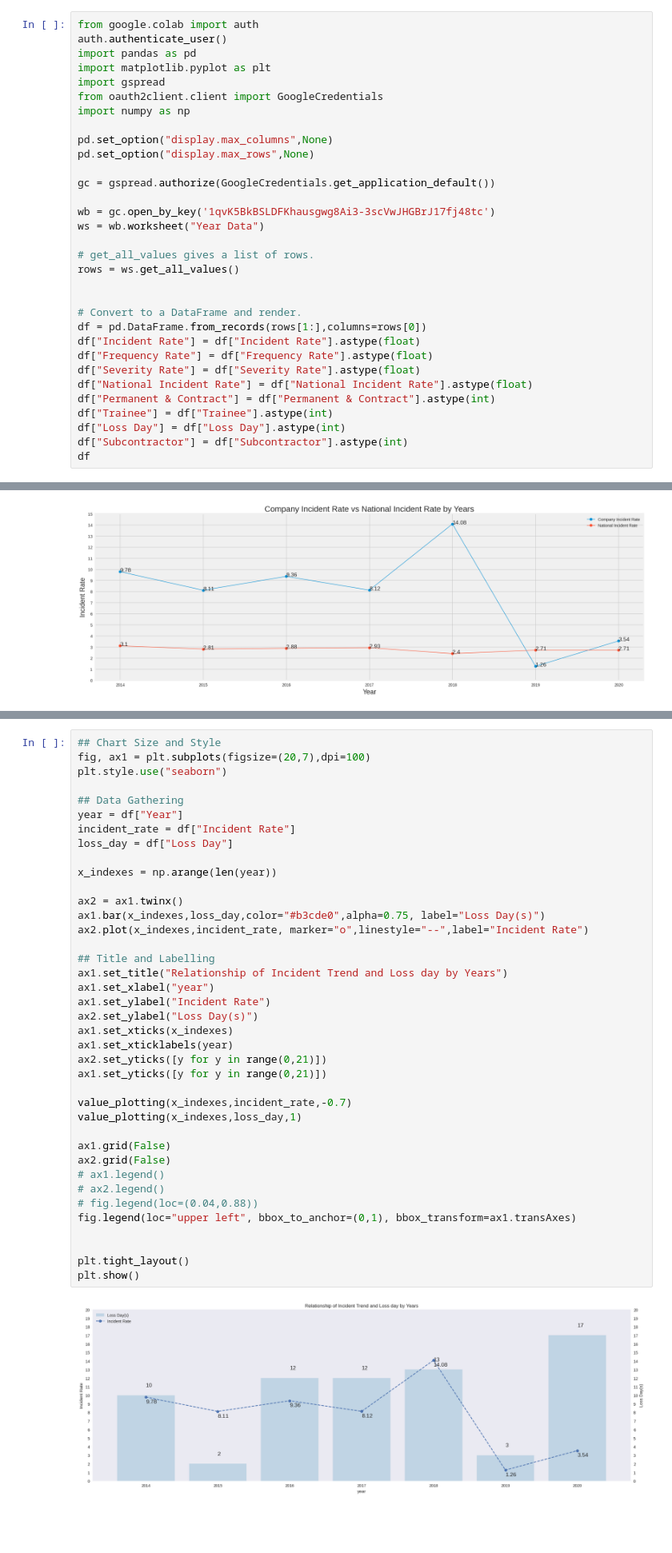
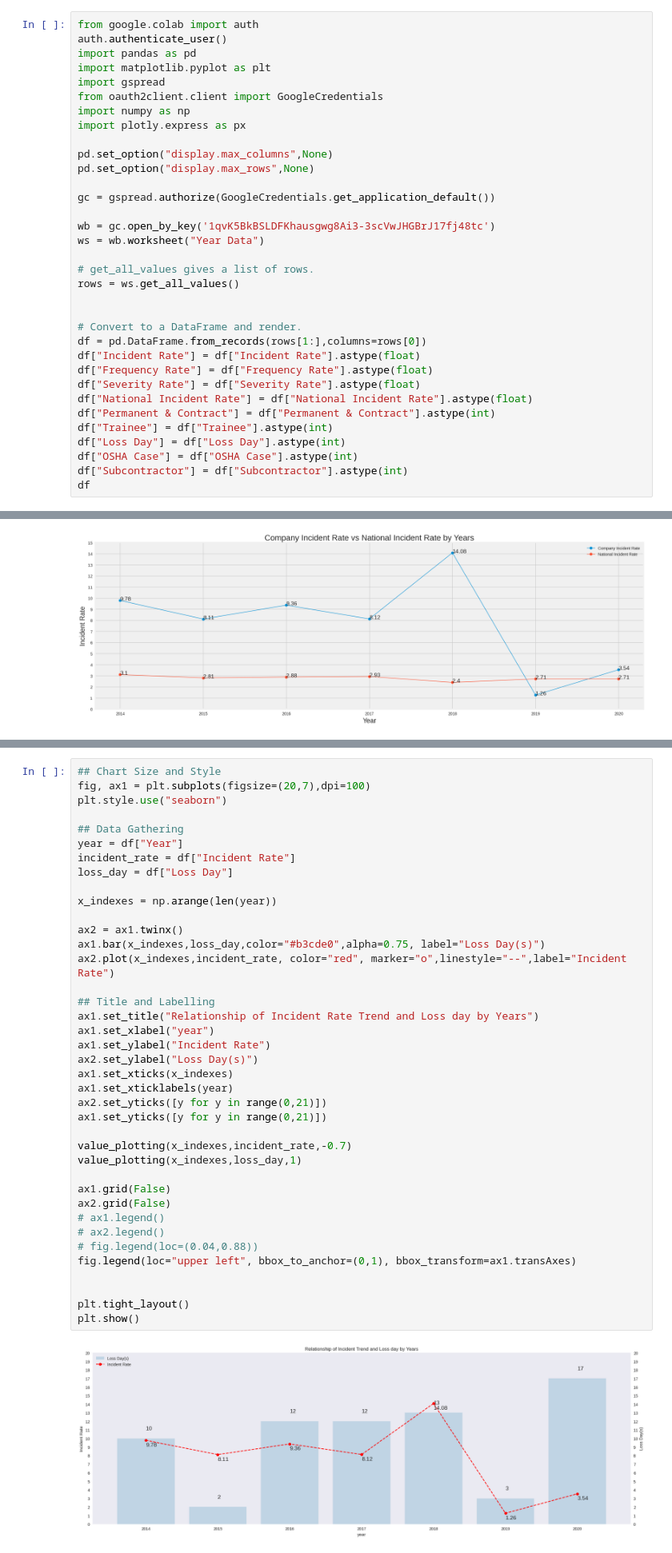
Before and after one commit to justaplan/EHS_yearly, a Jupyter notebook: EHS_Analysis_Yearly.ipynb, the cells around one changed output, grey strips where cells are left out. Shown at 80% size. Drawn from its saved outputs; the diff is of its cells as text; blank space fills up the shorter version.

```diff
--- a/EHS_Analysis_Yearly.ipynb
+++ b/EHS_Analysis_Yearly.ipynb
@@ -8,6 +13,7 @@ import matplotlib.pyplot as plt
 import gspread
 from oauth2client.client import GoogleCredentials
 import numpy as np
+import plotly.express as px
 
 pd.set_option("display.max_columns",None)
 pd.set_option("display.max_rows",None)
@@ -30,6 +36,7 @@ df["National Incident Rate"] = df["National Incident Rate"].astype(float)
 df["Permanent & Contract"] = df["Permanent & Contract"].astype(int)
 df["Trainee"] = df["Trainee"].astype(int)
 df["Loss Day"] = df["Loss Day"].astype(int)
+df["OSHA Case"] = df["OSHA Case"].astype(int)
 df["Subcontractor"] = df["Subcontractor"].astype(int)
 df
 # %% [output]
@@ -203,33 +212,33 @@ incident_rate = df["Incident Rate"]
 loss_day = df["Loss Day"]
 
 x_indexes = np.arange(len(year))
 
 ax2 = ax1.twinx()
 ax1.bar(x_indexes,loss_day,color="#b3cde0",alpha=0.75, label="Loss Day(s)")
-ax2.plot(x_indexes,incident_rate, marker="o",linestyle="--",label="Incident Rate")
+ax2.plot(x_indexes,incident_rate, color="red", marker="o",linestyle="--",label="Incident Rate")
 
 ## Title and Labelling
-ax1.set_title("Relationship of Incident Trend and Loss day by Years")
+ax1.set_title("Relationship of Incident Rate Trend and Loss day by Years")
 ax1.set_xlabel("year")
 ax1.set_ylabel("Incident Rate")
 ax2.set_ylabel("Loss Day(s)")
 ax1.set_xticks(x_indexes)
 ax1.set_xticklabels(year)
 ax2.set_yticks([y for y in range(0,21)])
 ax1.set_yticks([y for y in range(0,21)])
 
 value_plotting(x_indexes,incident_rate,-0.7)
 value_plotting(x_indexes,loss_day,1)
 
 ax1.grid(False)
 ax2.grid(False)
 # ax1.legend()
 # ax2.legend()
 # fig.legend(loc=(0.04,0.88))
 fig.legend(loc="upper left", bbox_to_anchor=(0,1), bbox_transform=ax1.transAxes)
 
 
 plt.tight_layout()
 plt.show()
 # %% [output]
-[figure, old version]
+[figure, new version]
```
Also changed, not shown: parts of 6 cells of this notebook.
